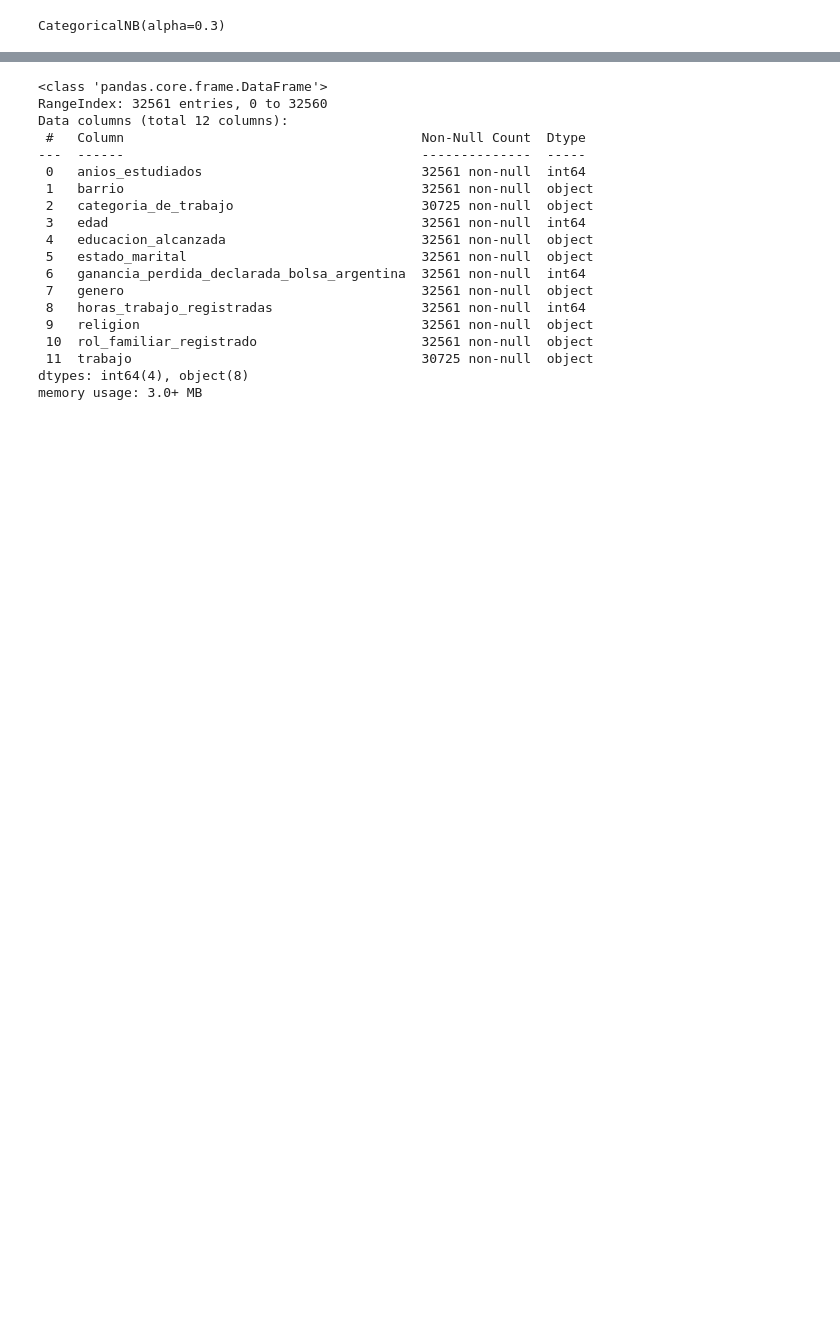
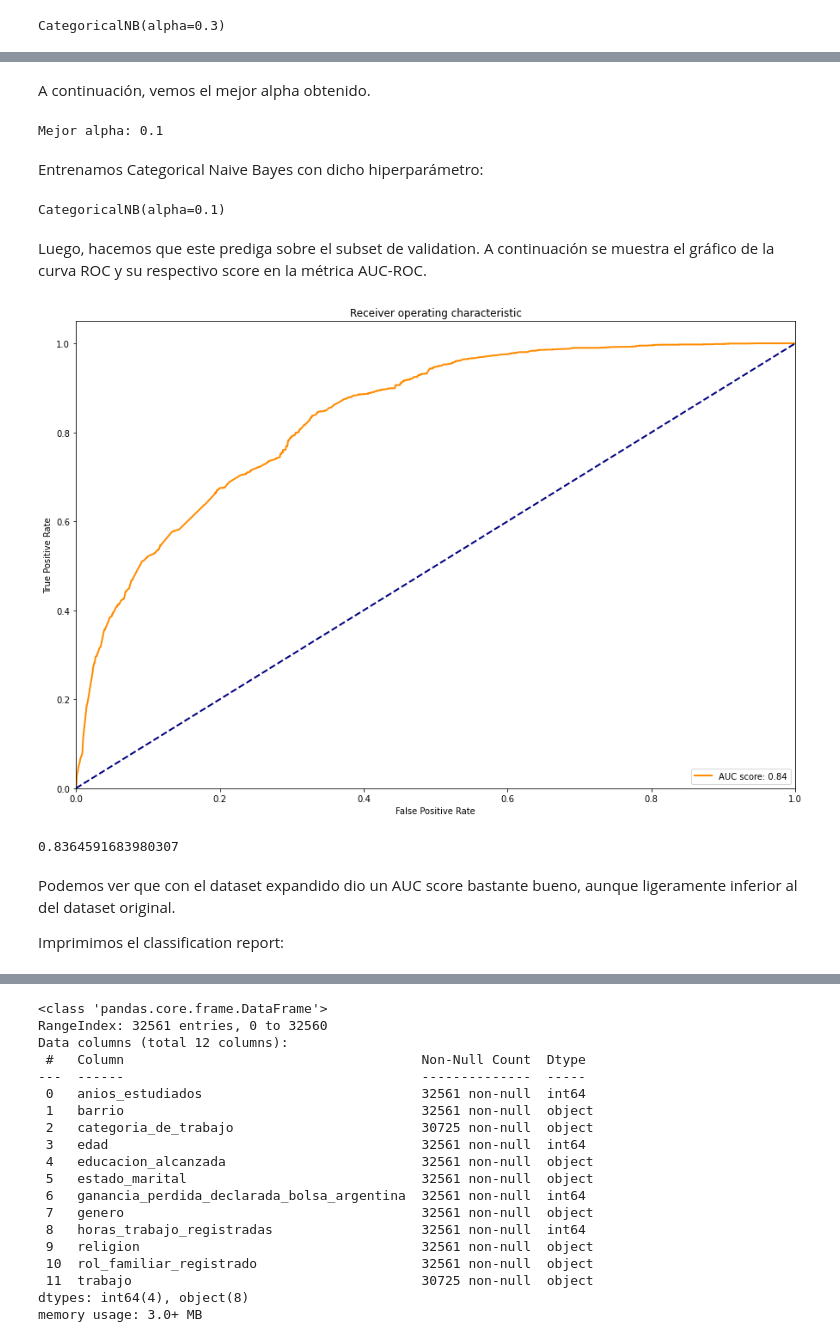
Before and after one commit to MateoCraviotto/Organizacion-de-datos-fiuba-1, a Jupyter notebook: TP2/NaiveBayes.ipynb, the cells around one changed output, grey strips where cells are left out. Cells and saved outputs as stored; diff of their text form; code cells hidden in the pictures; blank space fills up the shorter version.

```diff
--- a/TP2/NaiveBayes.ipynb
+++ b/TP2/NaiveBayes.ipynb
@@ -122,0 +159,3 @@ probabilidades_x_test_categorical = categoricalNB.predict_proba(X_test)
+# %%
+X_exp = expandir_dataset(X_categoricas)
+X_exp_train, X_exp_test, y_exp_train, y_exp_test = train_test_split(X_exp, y, test_size=0.25, random_state=0)
@@ -122,0 +164,30 @@ probabilidades_x_test_categorical = categoricalNB.predict_proba(X_test)
+# %%
+mejor_combinacion = definir_mejores_hiperparametros_categorical(X_exp, y)
+# %% [markdown]
+A continuación, vemos el mejor alpha obtenido.
+# %%
+parametros_categoricalNB = mejor_combinacion.loc[:].values[0]
+mejor_alpha = parametros_categoricalNB[0]
+print(f'Mejor alpha: {mejor_alpha}')
+# %% [output]
+Mejor alpha: 0.1
+# %% [markdown]
+Entrenamos Categorical Naive Bayes con dicho hiperparámetro:
+# %%
+categoricalNB_expandido = CategoricalNB(alpha = mejor_alpha)
+categoricalNB_expandido.fit(X_exp_train, y_exp_train)
+# %% [output]
+CategoricalNB(alpha=0.1)
+# %% [markdown]
+Luego, hacemos que este prediga sobre el subset de validation. A continuación se muestra el gráfico de la curva ROC y su respectivo score en la métrica AUC-ROC.
+# %%
+y_pred = categoricalNB_expandido.predict(X_exp_test)
+y_pred_proba = categoricalNB_expandido.predict_proba(X_exp_test)[:,1]
+graficar_auc_roc(y_exp_test, y_pred_proba)
+# %% [output]
+[figure, added]
+0.8364591683980307
+# %% [markdown]
+Podemos ver que con el dataset expandido dio un AUC score bastante bueno, aunque ligeramente inferior al del dataset original.
+
+Imprimimos el classification report:
```
Also changed, not shown: parts of 191 cells of this notebook, 1 other file.
